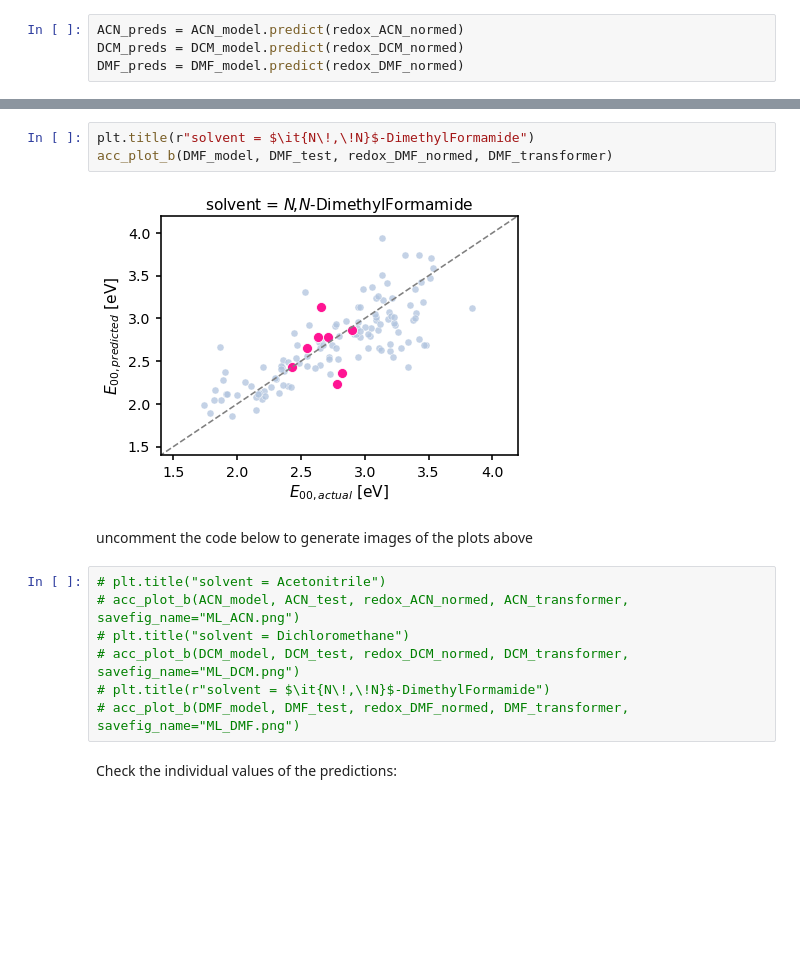
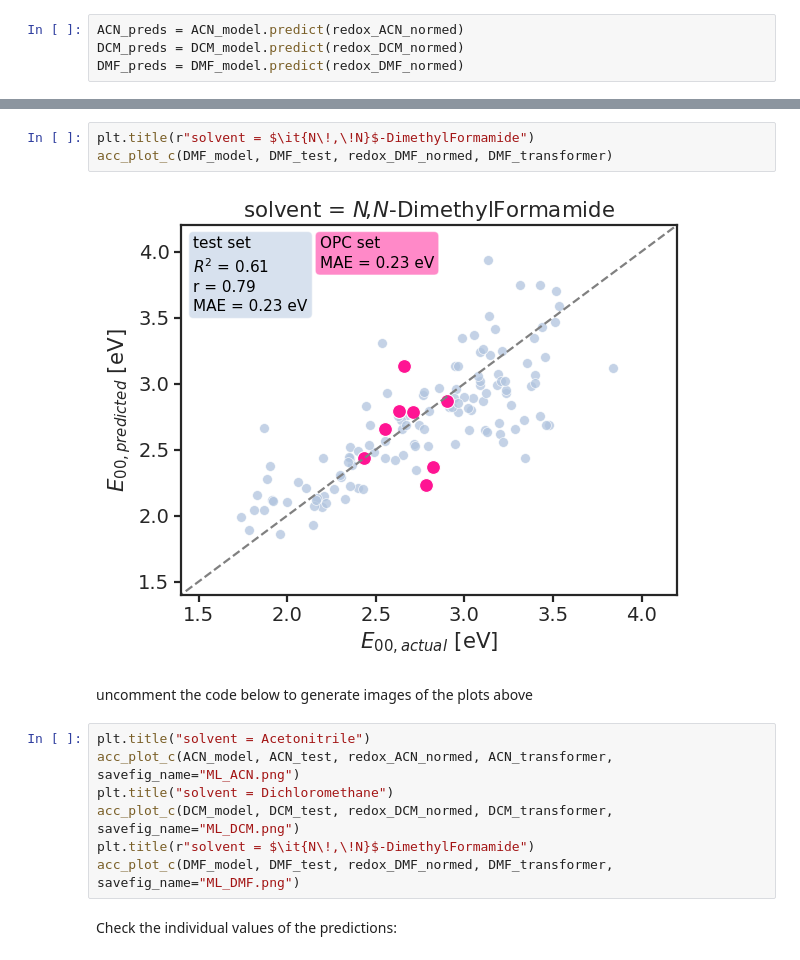
Before and after one commit to PeterF1234/DFT-ML-excited-state-redox, a Jupyter notebook: ML_model.ipynb, the cells around one changed output, grey strips where cells are left out. Saved outputs shown, nothing was run; the diff lists cells and outputs as text; blank space fills up the shorter version.

```diff
--- a/ML_model.ipynb
+++ b/ML_model.ipynb
@@ -304,17 +380,17 @@ acc_plot_b(DCM_model, DCM_test, redox_DCM_normed, DCM_transformer)
 # %%
 plt.title(r"solvent = $\it{N\!,\!N}$-DimethylFormamide")
-acc_plot_b(DMF_model, DMF_test, redox_DMF_normed, DMF_transformer)
+acc_plot_c(DMF_model, DMF_test, redox_DMF_normed, DMF_transformer)
 # %% [output]
-[figure, old version]
+[figure, new version]
 # %% [markdown]
 uncomment the code below to generate images of the plots above
 # %%
-# plt.title("solvent = Acetonitrile")
-# acc_plot_b(ACN_model, ACN_test, redox_ACN_normed, ACN_transformer, savefig_name="ML_ACN.png")
-# plt.title("solvent = Dichloromethane")
-# acc_plot_b(DCM_model, DCM_test, redox_DCM_normed, DCM_transformer, savefig_name="ML_DCM.png")
-# plt.title(r"solvent = $\it{N\!,\!N}$-DimethylFormamide")
-# acc_plot_b(DMF_model, DMF_test, redox_DMF_normed, DMF_transformer, savefig_name="ML_DMF.png")
+plt.title("solvent = Acetonitrile")
+acc_plot_c(ACN_model, ACN_test, redox_ACN_normed, ACN_transformer, savefig_name="ML_ACN.png")
+plt.title("solvent = Dichloromethane")
+acc_plot_c(DCM_model, DCM_test, redox_DCM_normed, DCM_transformer, savefig_name="ML_DCM.png")
+plt.title(r"solvent = $\it{N\!,\!N}$-DimethylFormamide")
+acc_plot_c(DMF_model, DMF_test, redox_DMF_normed, DMF_transformer, savefig_name="ML_DMF.png")
 # %% [markdown]
 Check the individual values of the predictions:
 # %%
```
Also changed, not shown: parts of 13 cells of this notebook.
